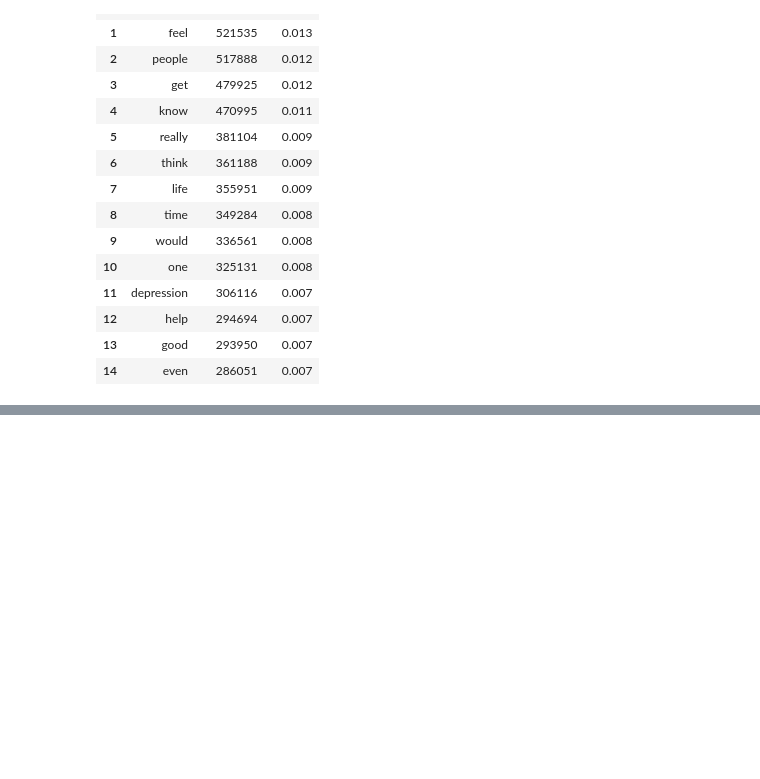
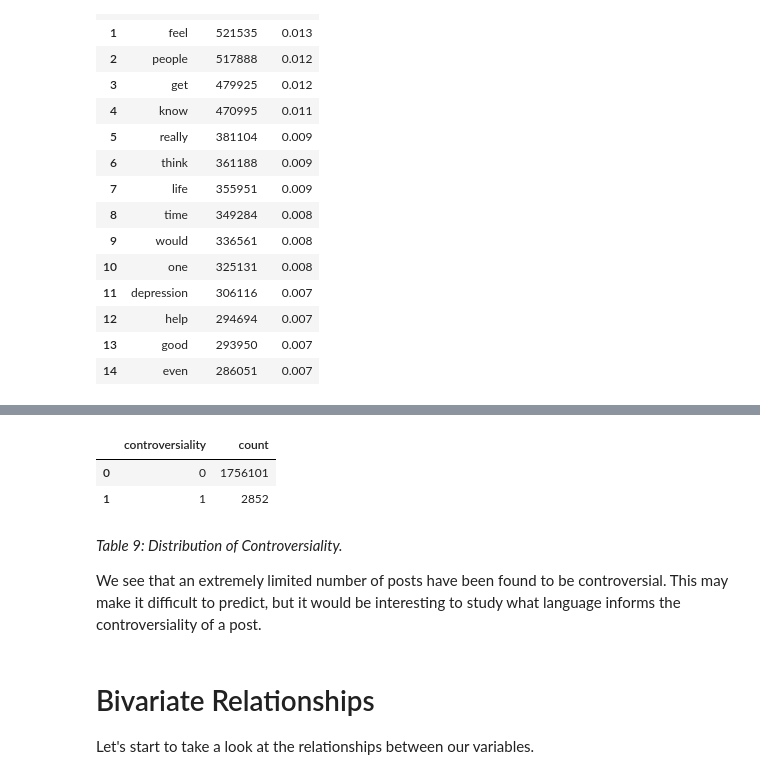
Before and after one commit to PLBMR/mentalHealthDataAnalysis, a Jupyter notebook: rDepression/analysis/fullDatasetEDA.ipynb, the cells around one changed output, grey strips where cells are left out. Drawn from its saved outputs; the diff is of its cells as text; code cells hidden in the pictures; blank space fills up the shorter version.

Commit message:
Added some literature and began bivariate relationships

```diff
--- a/rDepression/analysis/fullDatasetEDA.ipynb
+++ b/rDepression/analysis/fullDatasetEDA.ipynb
@@ -521,0 +624,19 @@ W
+# %%
+controversialCountFrame = filteredCommentFrame.groupby("controversiality",
+                                                as_index = False)["id"].count()
+controversialCountFrame = controversialCountFrame.rename(
+                                                columns = {"id":"count"})
+#then plot
+controversialCountFrame
+# %% [output]
+|  | controversiality | count |
+| 0 | 0 | 1756101 |
+| 1 | 1 | 2852 |
+# %% [markdown]
+_Table 9: Distribution of Controversiality._
+
+We see that an extremely limited number of posts have been found to be controversial. This may make it difficult to predict, but it would be interesting to study what language informs the controversiality of a post.
+# %% [markdown]
+# Bivariate Relationships
+
+Let's start to take a look at the relationships between our variables.
```
Also changed, not shown: parts of 26 cells of this notebook, 1 other file.
